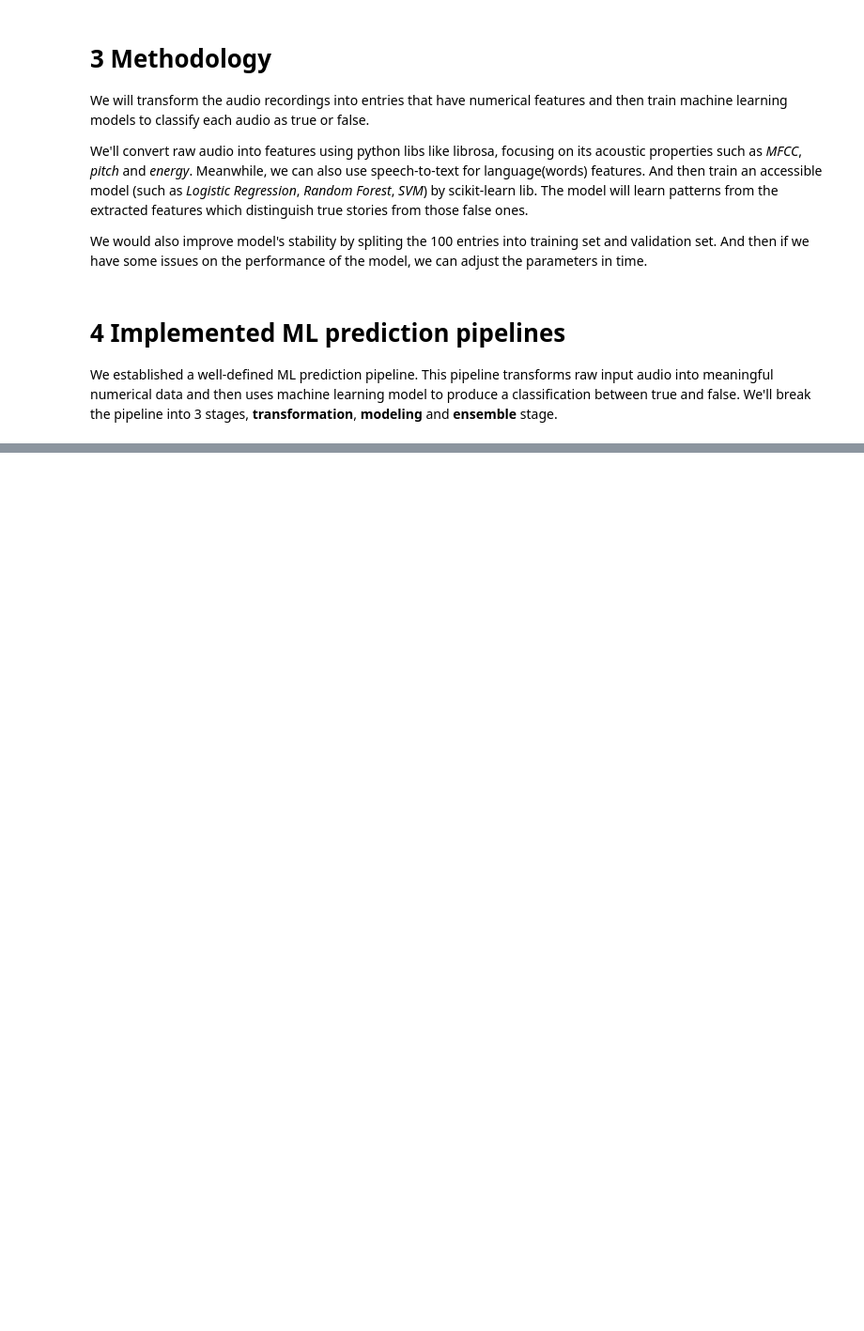
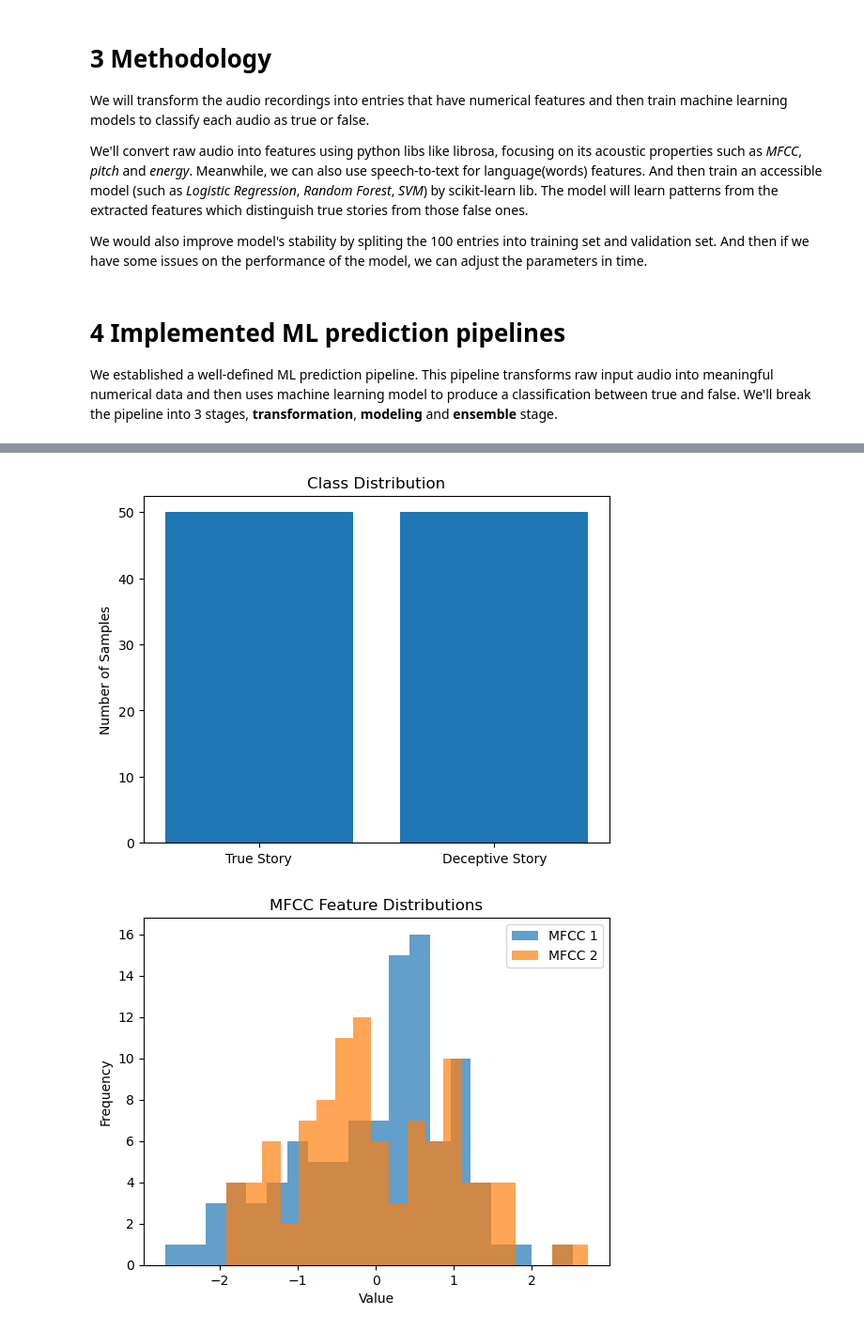
Before and after one commit to Hopefullymeet/CBU5201_miniproject_stage2, a Jupyter notebook: ZiyangNING_CBU5201_miniproject_stage2.ipynb, the cells around one changed output, grey strips where cells are left out. Shown: that part at 94% size. Saved outputs shown, nothing was run; the diff lists cells and outputs as text; code cells hidden in the pictures; blank space fills up the shorter version.

```diff
--- a/ZiyangNING_CBU5201_miniproject_stage2.ipynb
+++ b/ZiyangNING_CBU5201_miniproject_stage2.ipynb
@@ -55,0 +466,16 @@ Acknowledge others here (books, papers, repositories, libraries, tools)
+# %%
+from sklearn.model_selection import train_test_split
+import pandas as pd
+
+# Load the processed feature matrix and labels
+X_scaled = pd.read_csv('X_scaled.csv').values
+y = pd.read_csv('y.csv')['label'].values
+
+# Split the data
+X_train, X_val, y_train, y_val = train_test_split(
+    X_scaled, y, test_size=0.2, stratify=y, random_state=42
+)
+
+# Output the sizes of the datasets
+print(f"Training Set Size: {len(X_train)} samples")
+print(f"Validation Set Size: {len(X_val)} samples")
@@ -55,0 +513,20 @@ Acknowledge others here (books, papers, repositories, libraries, tools)
+# %%
+import matplotlib.pyplot as plt
+
+# Plot class distribution
+plt.bar(['True Story', 'Deceptive Story'], [sum(y == 1), sum(y == 0)])
+plt.title('Class Distribution')
+plt.ylabel('Number of Samples')
+plt.show()
+
+# Visualize MFCC feature distributions
+plt.hist(X_scaled[:, 0], bins=20, alpha=0.7, label='MFCC 1')
+plt.hist(X_scaled[:, 1], bins=20, alpha=0.7, label='MFCC 2')
+plt.title('MFCC Feature Distributions')
+plt.xlabel('Value')
+plt.ylabel('Frequency')
+plt.legend()
+plt.show()
+# %% [output]
+[figure, added]
+[figure, added]
```
Also changed, not shown: parts of 30 cells of this notebook, 7 other files.
